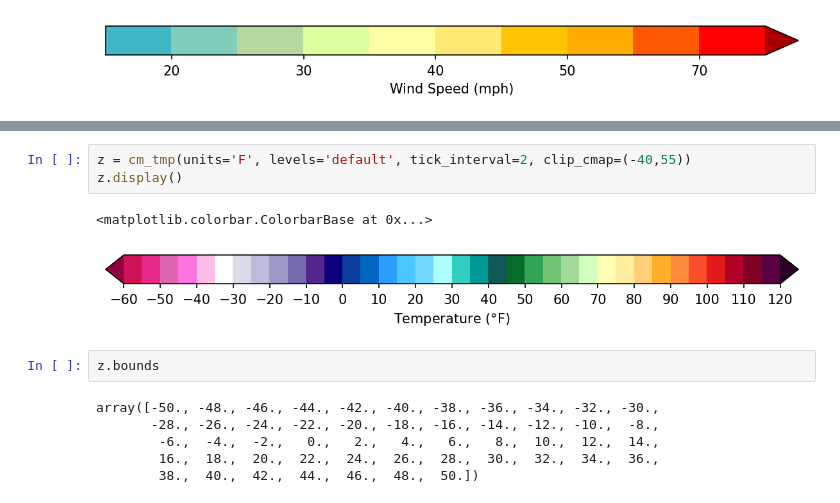
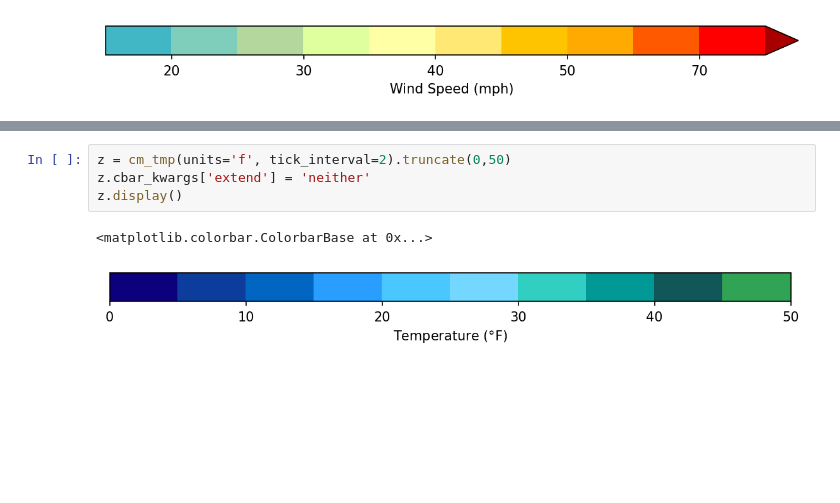
Before and after one commit to blaylockbk/Carpenter_Workshop, a Jupyter notebook: paint/standard2_colormaps.ipynb, the cells around one changed output, grey strips where cells are left out. Drawn from its saved outputs; the diff is of its cells as text; blank space fills up the shorter version.

Commit message:
update, truncated cmap still not working

```diff
--- a/paint/standard2_colormaps.ipynb
+++ b/paint/standard2_colormaps.ipynb
@@ -170,14 +60,7 @@ class cm_tmp:
 # %%
-z = cm_tmp(units='F', levels='default', tick_interval=2, clip_cmap=(-40,55))
+z = cm_tmp(units='f', tick_interval=2).truncate(0,50)
+z.cbar_kwargs['extend'] = 'neither'
 z.display()
 # %% [output]
 <matplotlib.colorbar.ColorbarBase at 0x...>
-[figure, old version]
+[figure, new version]
-# %%
-z.bounds
-# %% [output]
-array([-50., -48., -46., -44., -42., -40., -38., -36., -34., -32., -30.,
-       -28., -26., -24., -22., -20., -18., -16., -14., -12., -10.,  -8.,
-        -6.,  -4.,  -2.,   0.,   2.,   4.,   6.,   8.,  10.,  12.,  14.,
-        16.,  18.,  20.,  22.,  24.,  26.,  28.,  30.,  32.,  34.,  36.,
-        38.,  40.,  42.,  44.,  46.,  48.,  50.])
```
Also changed, not shown: parts of 19 cells of this notebook, 1 other file.
